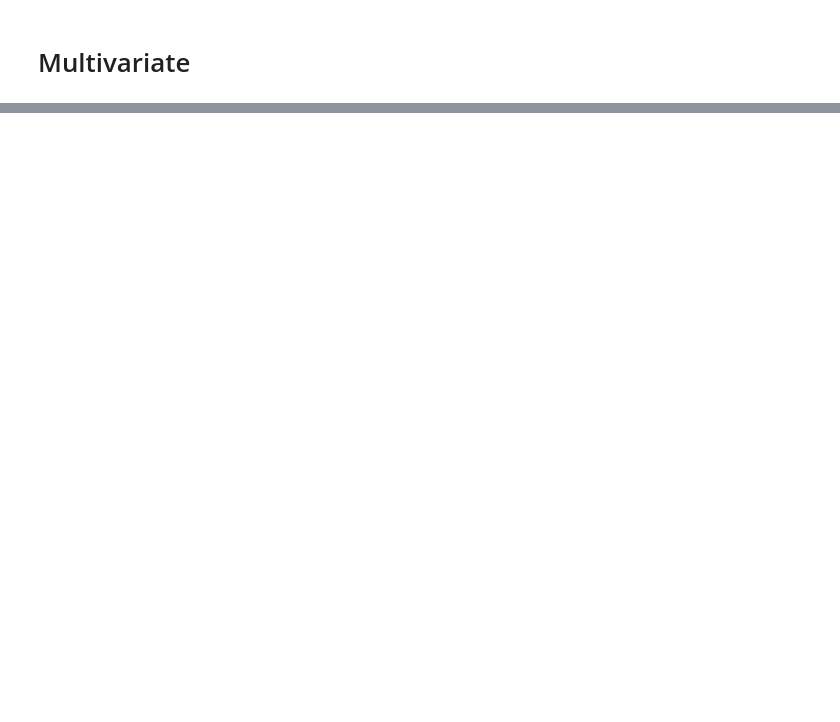
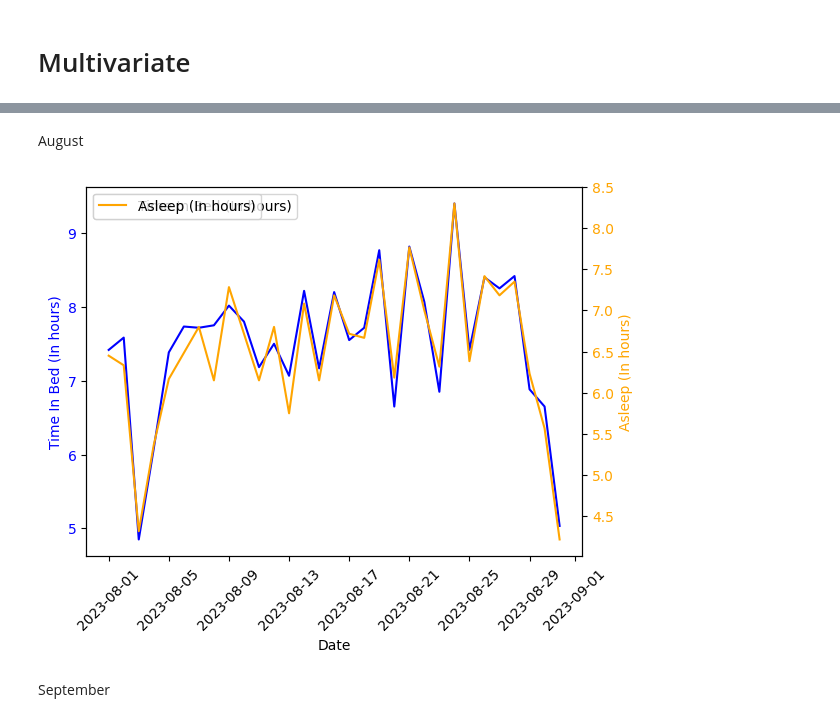
Before and after one commit to liaohan618/Fitbit, a Jupyter notebook: sleep/sleep_EDA.ipynb, the cells around one changed output, grey strips where cells are left out. Saved outputs shown, nothing was run; the diff lists cells and outputs as text; code cells hidden in the pictures; blank space fills up the shorter version.

```diff
--- a/sleep/sleep_EDA.ipynb
+++ b/sleep/sleep_EDA.ipynb
@@ -37,0 +103,23 @@ plt.show()
+# %%
+def plot_timeseries(ax, x, y, xlabel, ylabel, color):
+    ax.plot(x, y, label=ylabel, color=color)
+    ax.set_xlabel(xlabel)
+    ax.set_ylabel(ylabel, color=color)
+    ax.tick_params(axis='y', labelcolor=color)
+    ax.tick_params(axis='x', rotation=45)
+# %% [markdown]
+August
+# %%
+august = sleep[sleep['date'].dt.month == 8]
+
+fig, ax = plt.subplots()
+plot_timeseries(ax, august['date'], august['timeInBed'], 'Date', 'Time In Bed (In hours)', color='blue')
+
+ax2 = ax.twinx()
+plot_timeseries(ax2, august['date'], august['asleep'], 'Date', 'Asleep (In hours)', color='orange')
+
+plt.show()
+# %% [output]
+[figure, added]
+# %% [markdown]
+September
```
Also changed, not shown: parts of 19 cells of this notebook, 1 other file.
